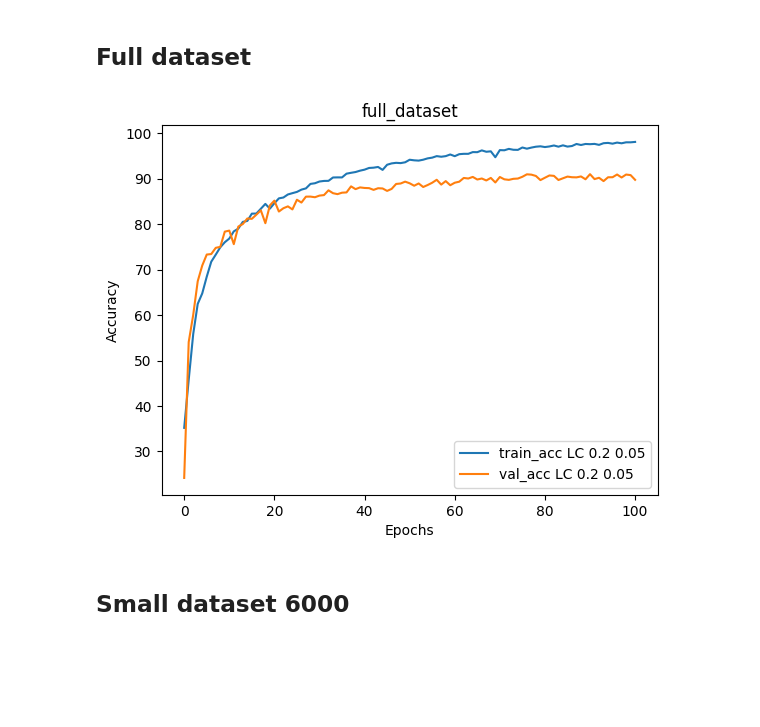
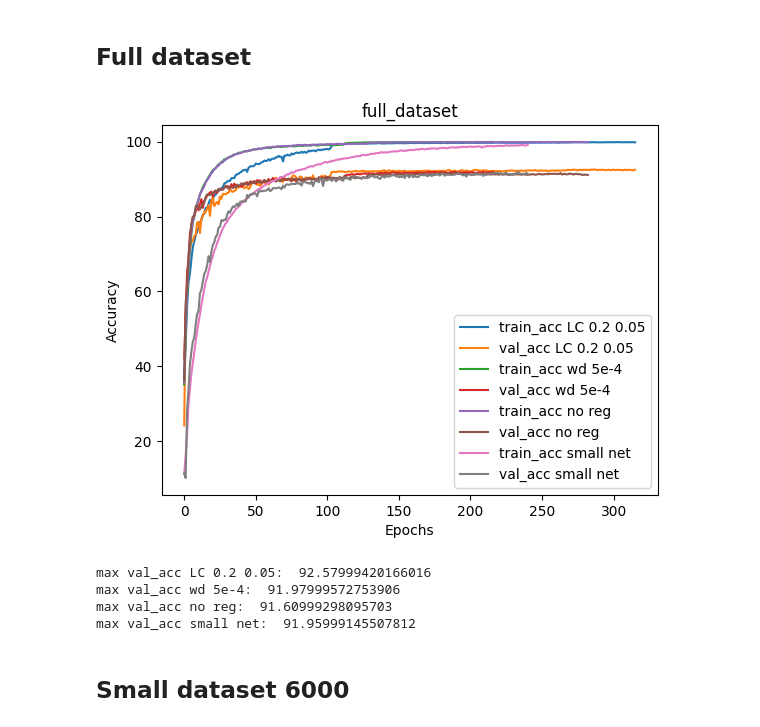
Before and after one commit to soheilzi/LayerCollapse, a Jupyter notebook: regularization_tests/plot_cifar10.ipynb, the cells around one changed output. Cells and saved outputs as stored; diff of their text form; code cells hidden in the pictures; blank space fills up the shorter version.

Commit message:
updated some of the results of the cifar test. All of the tests need to be rerun with the new utils file since cifar images had been upscailing to imagenet.

```diff
--- a/regularization_tests/plot_cifar10.ipynb
+++ b/regularization_tests/plot_cifar10.ipynb
@@ -15,14 +9,57 @@ val_acc1 = np.array(data['val_accs'])
+# %%
+# LC1_full_dataset
+with open('./data/LC1_full_dataset.pkl', 'rb') as f:
+    data = pickle.load(f)
+train_acc1 = np.array(data['train_accs']) * 100
+val_acc1 = np.array(data['val_accs'])
+
+# wd1_full_dataset
+with open('./data/wd1_full_dataset.pkl', 'rb') as f:
+    data = pickle.load(f)
+train_acc2 = np.array(data['train_accs']) * 100
+val_acc2 = np.array(data['val_accs'])
+
+#noreg_full_dataset
+with open('./data/noreg_full_dataset.pkl', 'rb') as f:
+    data = pickle.load(f)
+train_acc3 = np.array(data['train_accs']) * 100
+val_acc3 = np.array(data['val_accs'])
+
+# small_net_full_dataset
+with open('./data/small_net_full_dataset.pkl', 'rb') as f:
+    data = pickle.load(f)
+train_acc4 = np.array(data['train_accs']) * 100
+val_acc4 = np.array(data['val_accs'])
 # %%
 plt.plot(train_acc1, label='train_acc LC 0.2 0.05')
 plt.plot(val_acc1, label='val_acc LC 0.2 0.05')
+
+plt.plot(train_acc2, label='train_acc wd 5e-4')
+plt.plot(val_acc2, label='val_acc wd 5e-4')
+
+plt.plot(train_acc3, label='train_acc no reg')
+plt.plot(val_acc3, label='val_acc no reg')
+
+plt.plot(train_acc4, label='train_acc small net')
+plt.plot(val_acc4, label='val_acc small net')
 
 plt.xlabel('Epochs')
 plt.ylabel('Accuracy')
 plt.legend()
 plt.title('full_dataset')
 plt.show()
 # %% [output]
-[figure, old version]
+[figure, new version]
+# %%
+print("max val_acc LC 0.2 0.05: ", np.max(val_acc1))
+print("max val_acc wd 5e-4: ", np.max(val_acc2))
+print("max val_acc no reg: ", np.max(val_acc3))
+print("max val_acc small net: ", np.max(val_acc4))
+# %% [output]
+max val_acc LC 0.2 0.05:  92.57999420166016
+max val_acc wd 5e-4:  91.97999572753906
+max val_acc no reg:  91.60999298095703
+max val_acc small net:  91.95999145507812
 # %% [markdown]
 ## Small dataset 6000
 # %%
```
Also changed, not shown: parts of 1 cell of this notebook, 3 other files.
